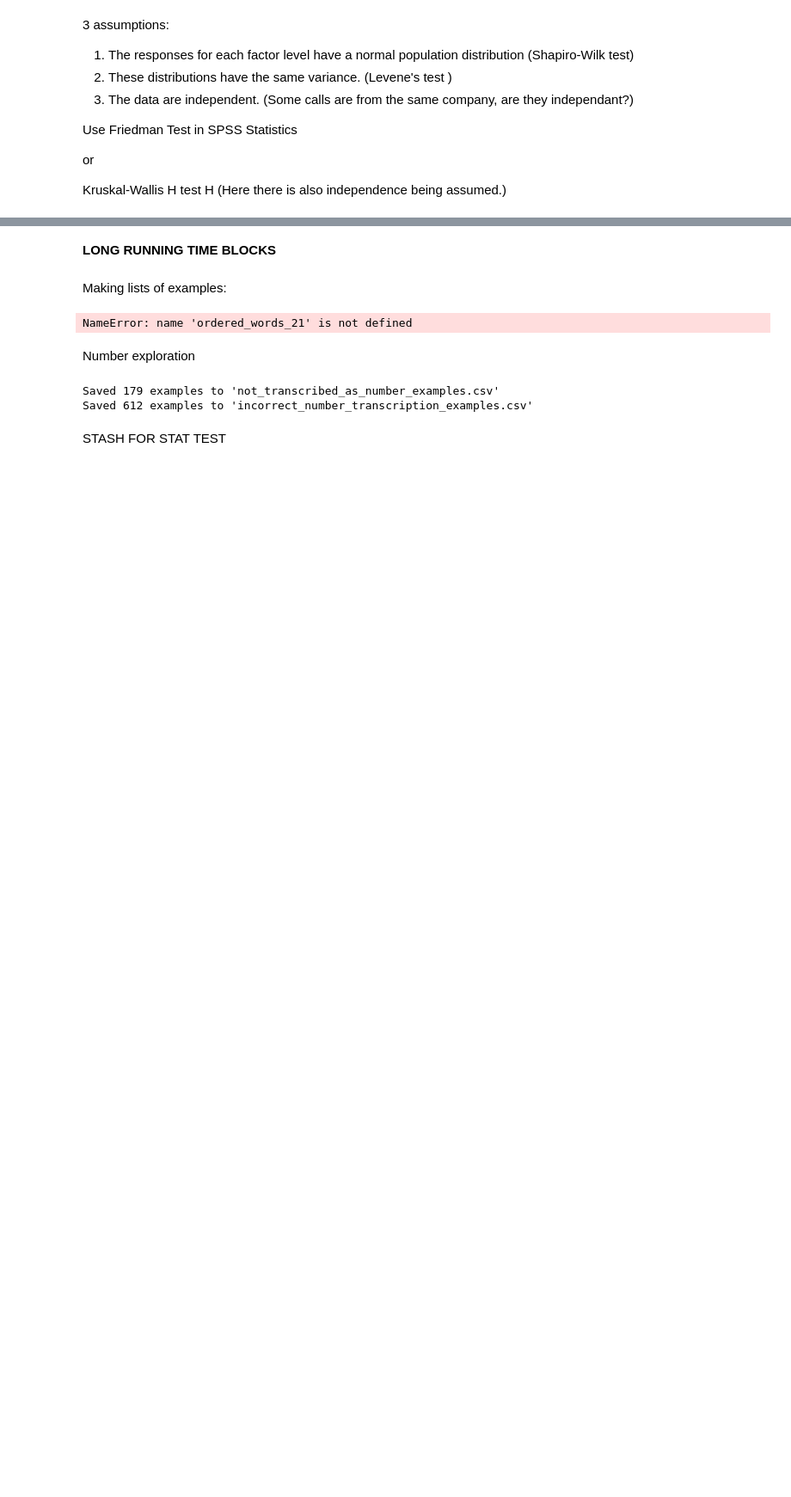
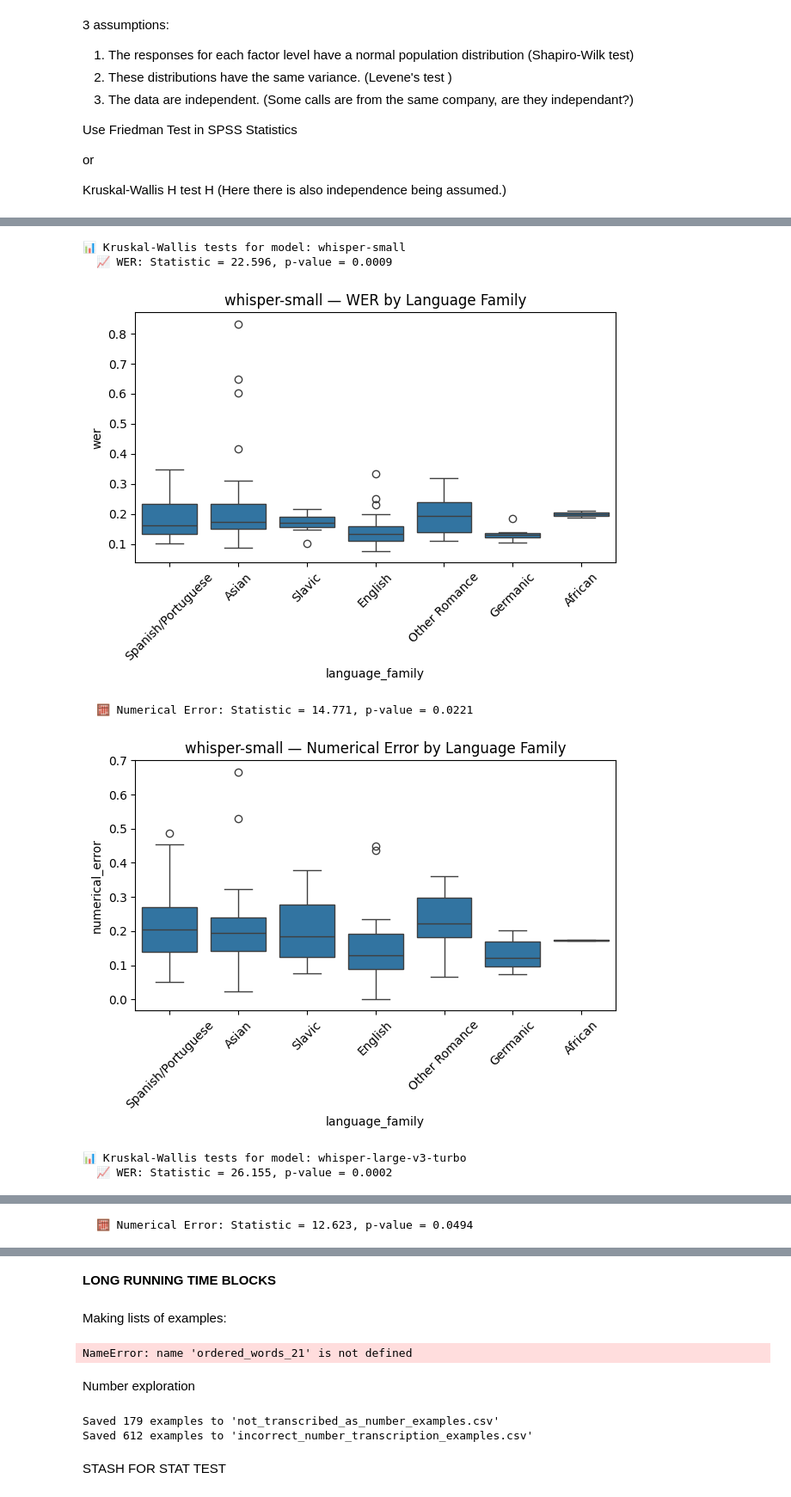
Before and after one commit to MakkerW/Thesis, a Jupyter notebook: Metrics.ipynb, the cells around one changed output, grey strips where cells are left out. Shown at 86% size. Drawn from its saved outputs; the diff is of its cells as text; code cells hidden in the pictures; blank space fills up the shorter version.

```diff
--- a/Metrics.ipynb
+++ b/Metrics.ipynb
@@ -1203,0 +1190,63 @@ Kruskal-Wallis H test H (Here there is also independence being assumed.)
+# %%
+from scipy.stats import kruskal
+import seaborn as sns
+import matplotlib.pyplot as plt
+
+# Rename for consistency
+df_22 = df_22.rename(columns={
+    "Language Family": "language_family",
+    "Ticker Symbol": "ticker_symbol"
+})
+
+# Drop rows with missing values
+df_22 = df_22.dropna(subset=["language_family", "ticker_symbol", "variant", "wer", "numerical_error"])
+
+# Sample one folder per ticker (ensuring independence)
+sampled_folders = (
+    df_22.groupby("ticker_symbol")["folder"]
+    .apply(lambda x: x.sample(n=1, random_state=42))
+    .reset_index(drop=True)
+)
+
+# Keep all models for selected folders
+df_one_call_per_ticker = df_22[df_22["folder"].isin(sampled_folders)]
+
+# Run Kruskal-Wallis tests
+for variant in df_one_call_per_ticker["variant"].unique():
+    print(f"\n📊 Kruskal-Wallis tests for model: {variant}")
+
+    df_variant = df_one_call_per_ticker[df_one_call_per_ticker["variant"] == variant]
+
+    # ---- WER ----
+    grouped_wer = [group["wer"].values for _, group in df_variant.groupby("language_family")]
+    if len(grouped_wer) >= 2:
+        stat, p = kruskal(*grouped_wer)
+        print(f"  📈 WER: Statistic = {stat:.3f}, p-value = {p:.4f}")
+        sns.boxplot(data=df_variant, x="language_family", y="wer")
+        plt.title(f"{variant} — WER by Language Family")
+        plt.xticks(rotation=45)
+        plt.tight_layout()
+        plt.show()
+    else:
+        print("  ⚠️ Not enough language families with WER to compare.")
+
+    # ---- Numerical Error ----
+    grouped_num = [group["numerical_error"].values for _, group in df_variant.groupby("language_family")]
+    if len(grouped_num) >= 2:
+        stat, p = kruskal(*grouped_num)
+        print(f"  🧮 Numerical Error: Statistic = {stat:.3f}, p-value = {p:.4f}")
+        sns.boxplot(data=df_variant, x="language_family", y="numerical_error")
+        plt.title(f"{variant} — Numerical Error by Language Family")
+        plt.xticks(rotation=45)
+        plt.tight_layout()
+        plt.show()
+    else:
+        print("  ⚠️ Not enough language families with numerical error to compare.")
+# %% [output]
+📊 Kruskal-Wallis tests for model: whisper-small
+  📈 WER: Statistic = 22.596, p-value = 0.0009
+[figure, added]
+  🧮 Numerical Error: Statistic = 14.771, p-value = 0.0221
+[figure, added]
+📊 Kruskal-Wallis tests for model: whisper-large-v3-turbo
+  📈 WER: Statistic = 26.155, p-value = 0.0002
@@ -1203,0 +1254 @@ Kruskal-Wallis H test H (Here there is also independence being assumed.)
+  🧮 Numerical Error: Statistic = 12.623, p-value = 0.0494
```
Also changed, not shown: parts of 15 cells of this notebook.
